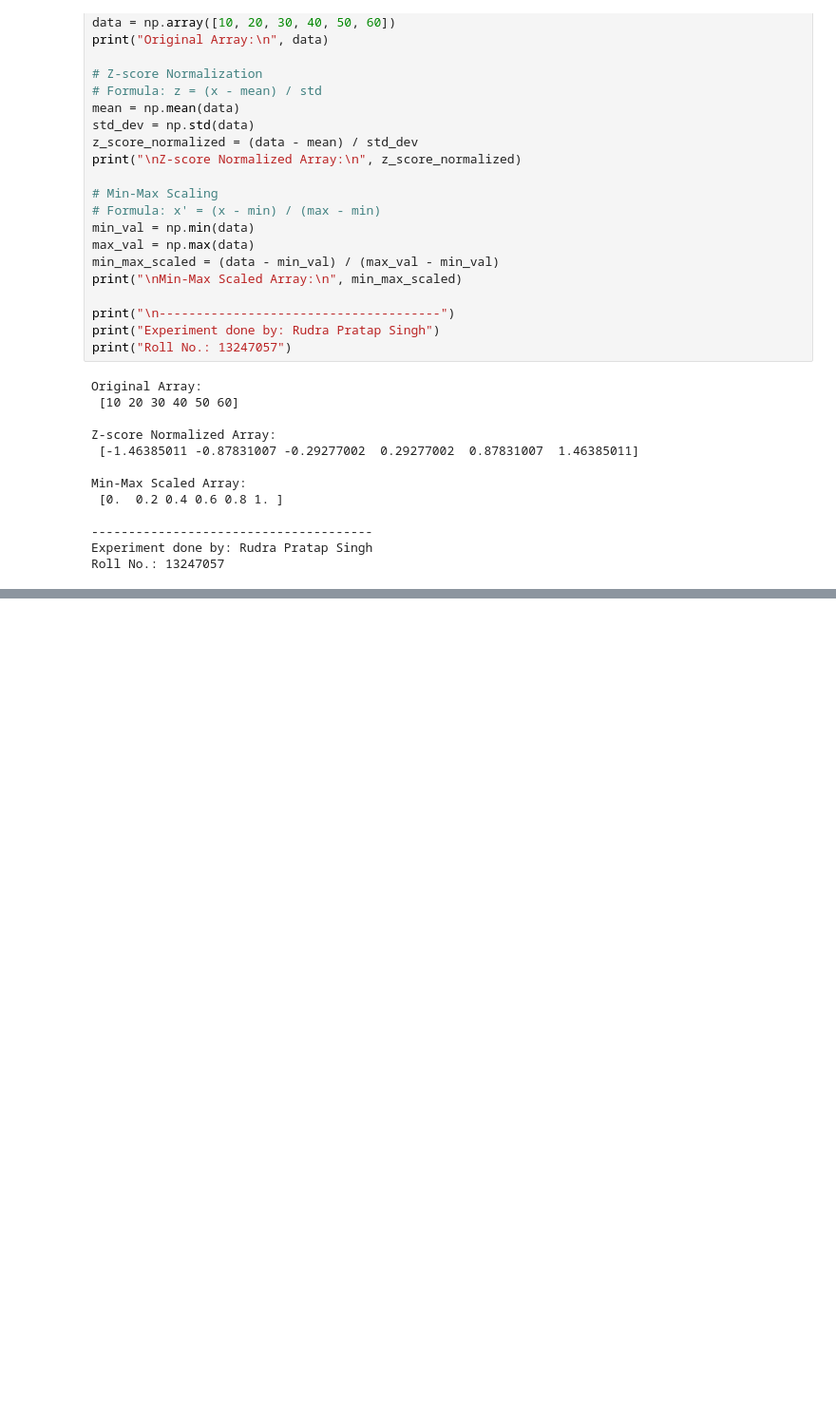
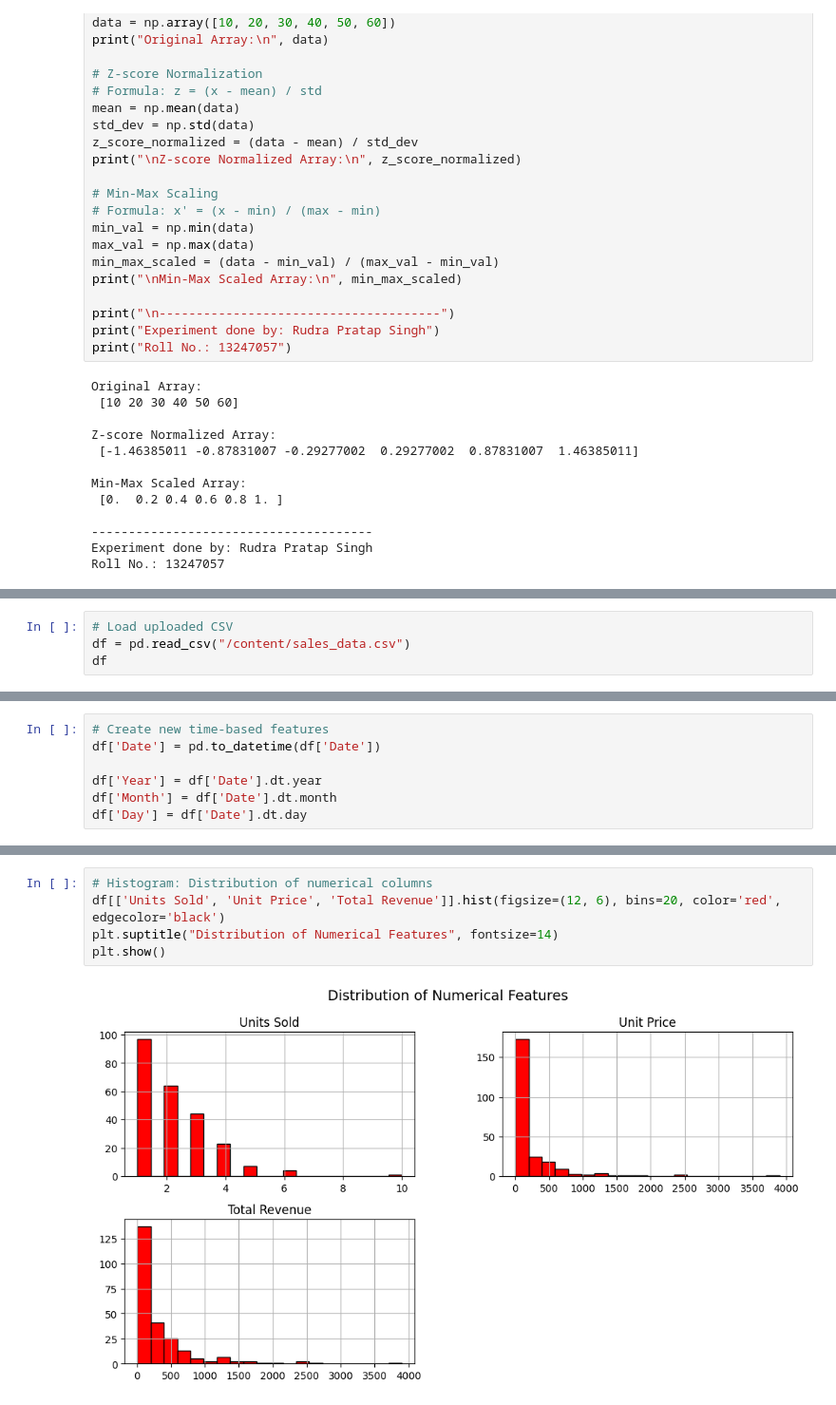
Before and after one commit to therudradev/Python_Programming, a Jupyter notebook: Python_lab.ipynb, the cells around one changed output, grey strips where cells are left out. Shown at 95% size. Cells and saved outputs as stored; diff of their text form; blank space fills up the shorter version.

```diff
--- a/Python_lab.ipynb
+++ b/Python_lab.ipynb
@@ -779,0 +787,4 @@ Roll No.: 13247057
+# %%
+# Load uploaded CSV
+df = pd.read_csv("/content/sales_data.csv")
+df
@@ -779,0 +869,7 @@ Roll No.: 13247057
+# %%
+# Create new time-based features
+df['Date'] = pd.to_datetime(df['Date'])
+
+df['Year'] = df['Date'].dt.year
+df['Month'] = df['Date'].dt.month
+df['Day'] = df['Date'].dt.day
@@ -779,0 +914,7 @@ Roll No.: 13247057
+# %%
+# Histogram: Distribution of numerical columns
+df[['Units Sold', 'Unit Price', 'Total Revenue']].hist(figsize=(12, 6), bins=20, color='red', edgecolor='black')
+plt.suptitle("Distribution of Numerical Features", fontsize=14)
+plt.show()
+# %% [output]
+[figure, added]
```
Also changed, not shown: parts of 21 cells of this notebook.
